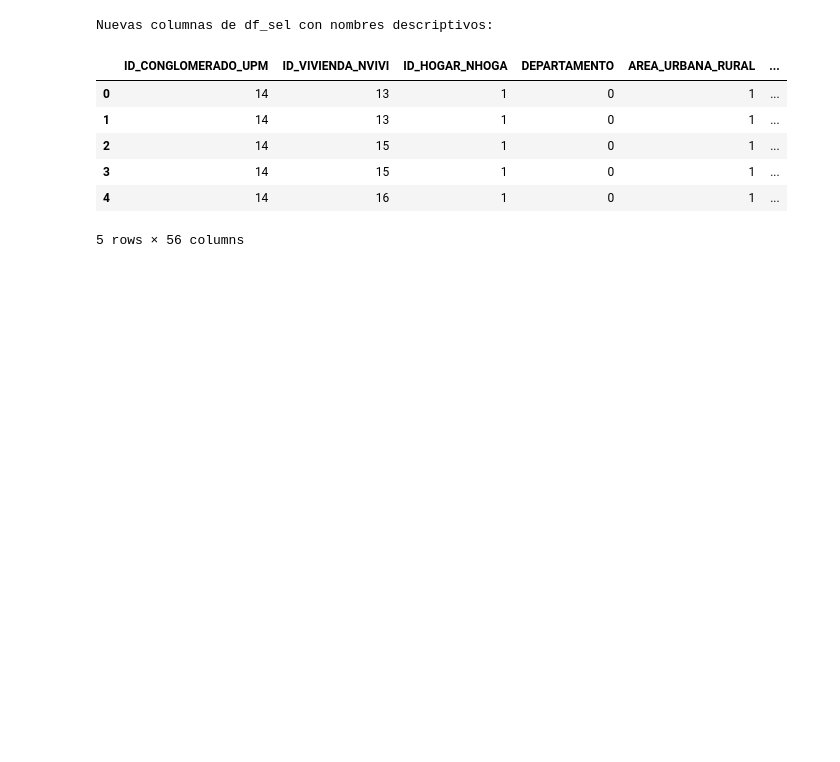
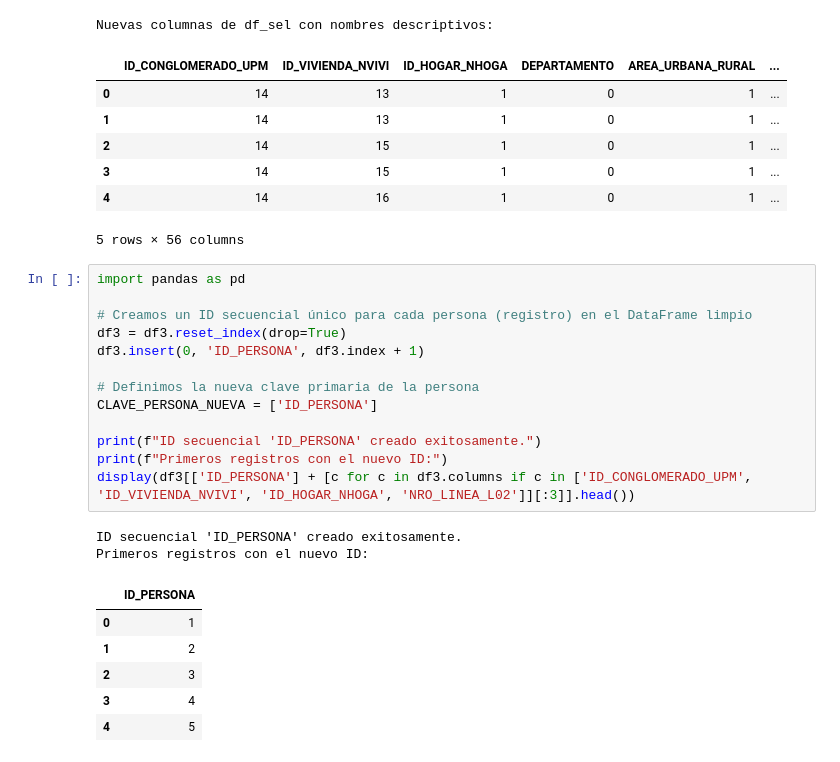
Before and after one commit to fiomusmeci-rgb/Proyecto_DataScience, a Jupyter notebook: notebooks/Fase1_DataScience_Torres_Musmeci_Roman.ipynb, the cells around one changed output. Drawn from its saved outputs; the diff is of its cells as text; blank space fills up the shorter version.

```diff
--- a/notebooks/Fase1_DataScience_Torres_Musmeci_Roman.ipynb
+++ b/notebooks/Fase1_DataScience_Torres_Musmeci_Roman.ipynb
@@ -2802,3 +2802,25 @@ Nuevas columnas de df_sel con nombres descriptivos:
 | 3 | 14 | 15 | 1 | 0 | 1 | ... |
 | 4 | 14 | 16 | 1 | 0 | 1 | ... |
 5 rows × 56 columns
+# %%
+import pandas as pd
+
+# Creamos un ID secuencial único para cada persona (registro) en el DataFrame limpio
+df3 = df3.reset_index(drop=True)
+df3.insert(0, 'ID_PERSONA', df3.index + 1)
+
+# Definimos la nueva clave primaria de la persona
+CLAVE_PERSONA_NUEVA = ['ID_PERSONA']
+
+print(f"ID secuencial 'ID_PERSONA' creado exitosamente.")
+print(f"Primeros registros con el nuevo ID:")
+display(df3[['ID_PERSONA'] + [c for c in df3.columns if c in ['ID_CONGLOMERADO_UPM', 'ID_VIVIENDA_NVIVI', 'ID_HOGAR_NHOGA', 'NRO_LINEA_L02']][:3]].head())
+# %% [output]
+ID secuencial 'ID_PERSONA' creado exitosamente.
+Primeros registros con el nuevo ID:
+|  | ID_PERSONA |
+| 0 | 1 |
+| 1 | 2 |
+| 2 | 3 |
+| 3 | 4 |
+| 4 | 5 |
```
Also changed, not shown: parts of 1 cell of this notebook.
